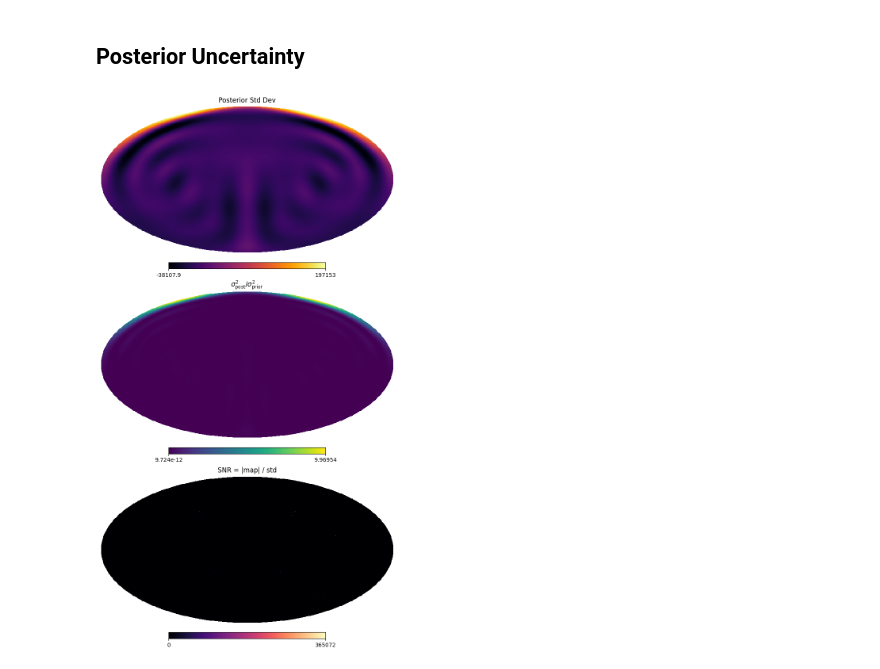
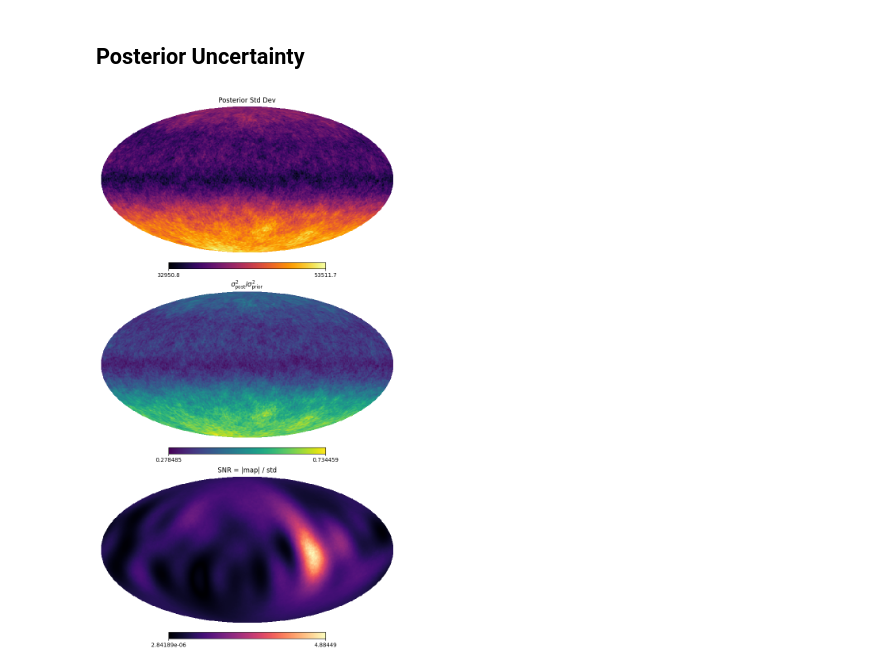
Before and after one commit to MIST-Experiment/mistsim, a Jupyter notebook: notebooks/mapmaking/notebooks_out/mars-csa2022-dip-nv-dip.ipynb, the cells around one changed output. Saved outputs shown, nothing was run; the diff lists cells and outputs as text; code cells hidden in the pictures.

```diff
--- a/notebooks/mapmaking/notebooks_out/mars-csa2022-dip-nv-dip.ipynb
+++ b/notebooks/mapmaking/notebooks_out/mars-csa2022-dip-nv-dip.ipynb
@@ -15,3 +15,4 @@ cl_prior = d["cl_prior"]
 sigma2_prior = float(d["sigma2_prior"])
 Sigma = d["Sigma"]
 nvec = int(d["nvec"])
+std_map = d["std_map"]
@@ -86,20 +85,14 @@ plt.show()
 # %% [markdown]
 ## Posterior Uncertainty
 # %%
-# Load std_map from a fresh run or recompute
-# For now, show prior-normalized alm uncertainty
-std_abs = np.sqrt(
-    np.real(std_alm)**2 + np.imag(std_alm)**2
-)
 fl = np.ones(lmax + 1)
 fl[11:] = 0.0
-std_map = hp.alm2map(hp.almxfl(std_abs, fl), nside=128)
 best_map = hp.alm2map(
     hp.almxfl(x_rec, fl), nside=128
 )
 fig = msplt.plot_posterior_maps(
     std_map, sigma2_prior, best_map, nside=128
 )
 plt.show()
 # %% [output]
-[figure, old version]
+[figure, new version]
```
Also changed, not shown: parts of 6 cells of this notebook, 5 other files.
